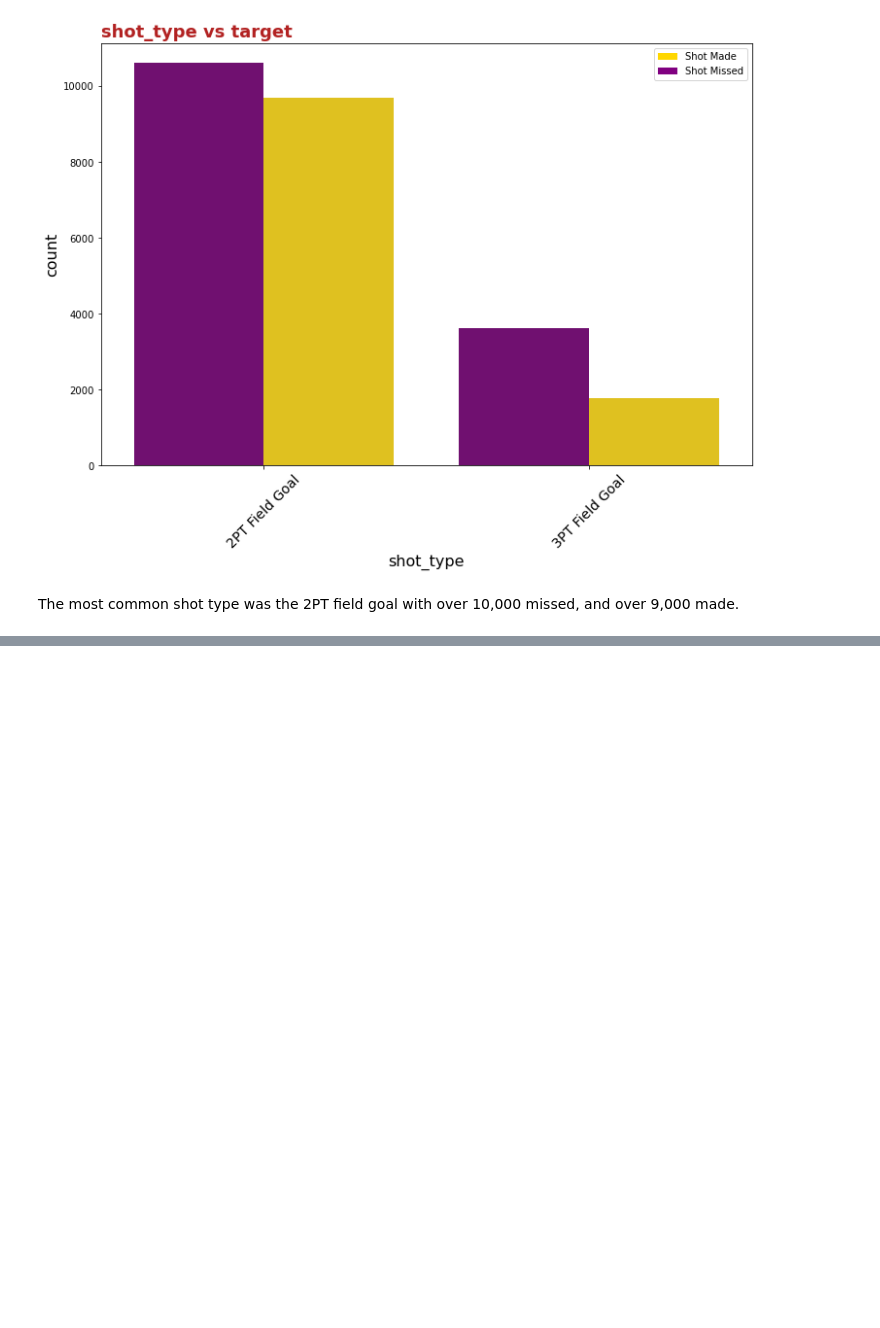
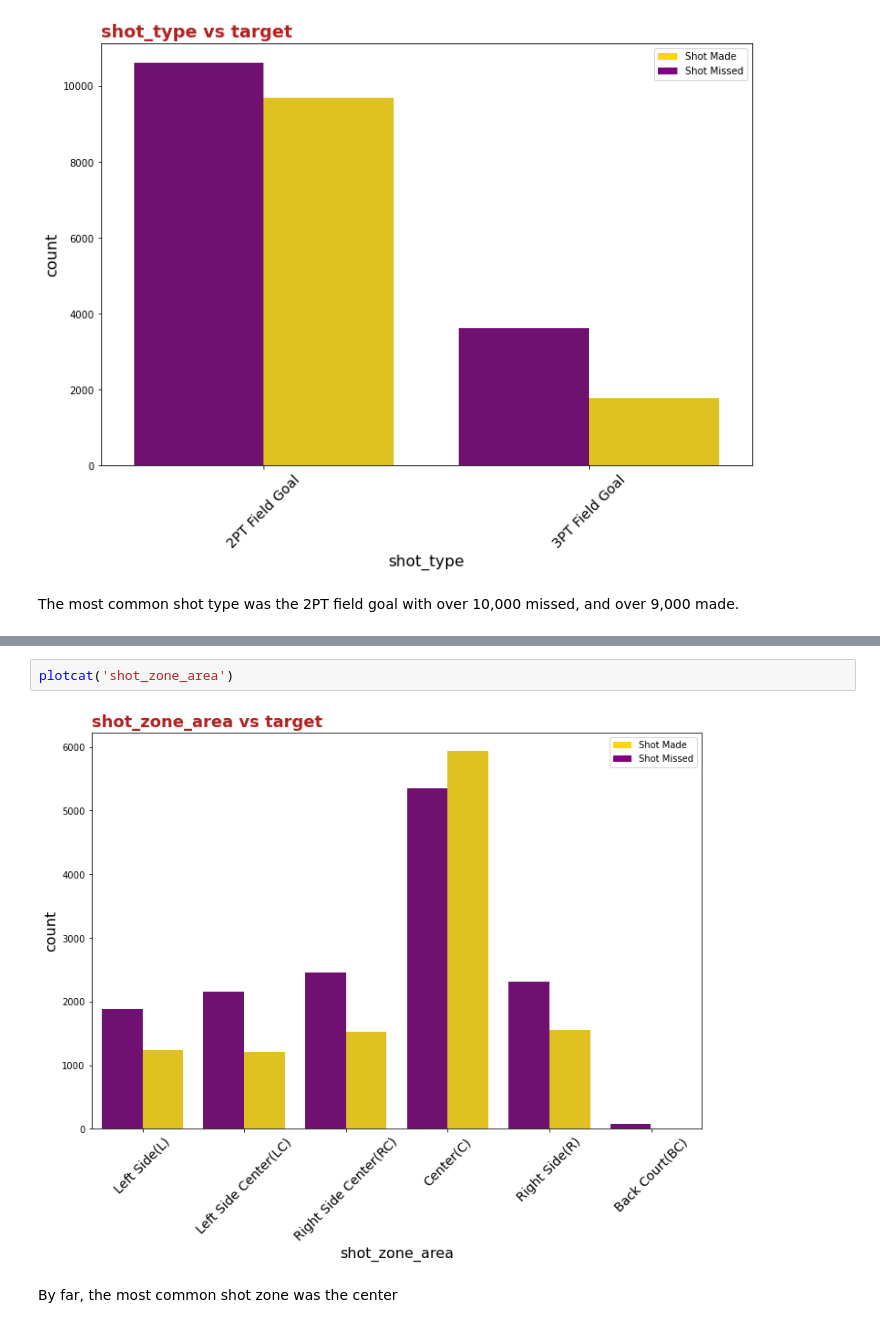
Before and after one commit to Ftrejo23/Hackathon, a Jupyter notebook: aj_eda.ipynb, the cells around one changed output, grey strips where cells are left out. Drawn from its saved outputs; the diff is of its cells as text; blank space fills up the shorter version.

```diff
--- a/aj_eda.ipynb
+++ b/aj_eda.ipynb
@@ -225,0 +241,6 @@ The most common shot type was the 2PT field goal with over 10,000 missed, and ov
+# %%
+plotcat('shot_zone_area')
+# %% [output]
+[figure, added]
+# %% [markdown]
+By far, the most common shot zone was the center
```
Also changed, not shown: parts of 2 cells of this notebook.
